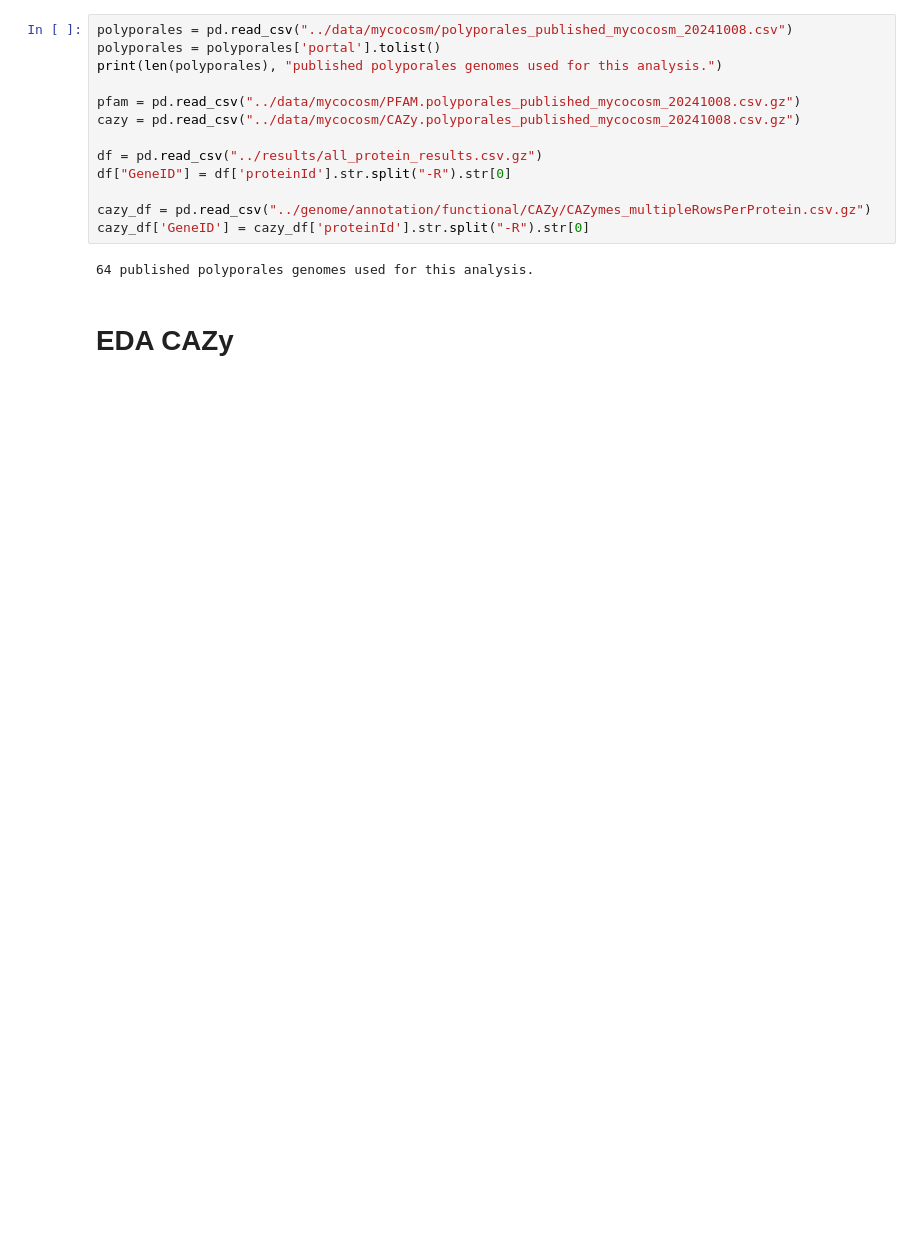
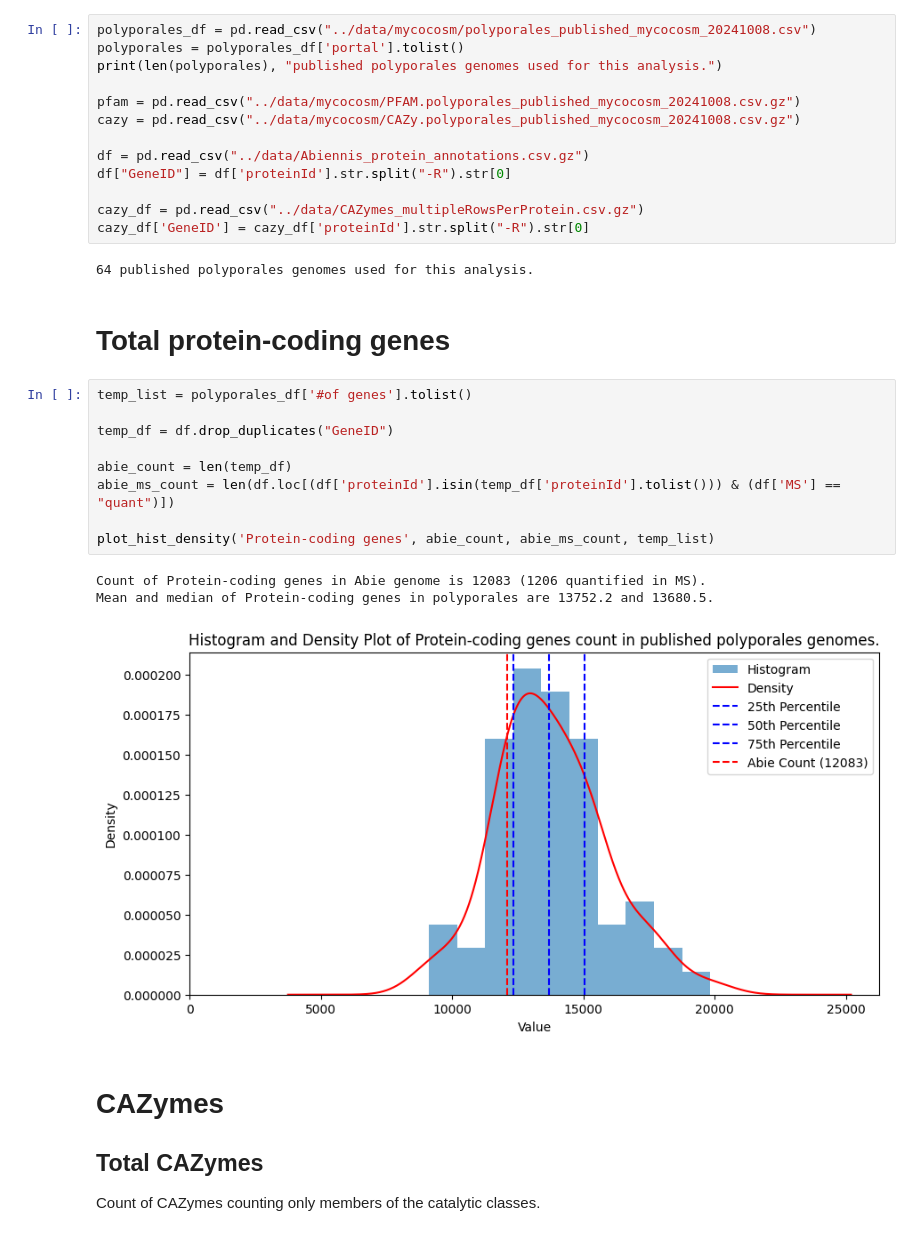
Before and after one commit to Roman-Si/Abortiporus_biennis_secretomics, a Jupyter notebook: code/polyporales_mycocsm.ipynb, the cells around one changed output. Cells and saved outputs as stored; diff of their text form; blank space fills up the shorter version.

Commit message:
Refactored functions, added CAZymes

```diff
--- a/code/polyporales_mycocsm.ipynb
+++ b/code/polyporales_mycocsm.ipynb
@@ -80,19 +101,37 @@ def summarize_cazy_term(cazy_term:str, cazy_column:str):
 # %% [markdown]
 # Load data
 # %%
-polyporales = pd.read_csv("../data/mycocosm/polyporales_published_mycocosm_20241008.csv")
-polyporales = polyporales['portal'].tolist()
+polyporales_df = pd.read_csv("../data/mycocosm/polyporales_published_mycocosm_20241008.csv")
+polyporales = polyporales_df['portal'].tolist()
 print(len(polyporales), "published polyporales genomes used for this analysis.")
 
 pfam = pd.read_csv("../data/mycocosm/PFAM.polyporales_published_mycocosm_20241008.csv.gz")
 cazy = pd.read_csv("../data/mycocosm/CAZy.polyporales_published_mycocosm_20241008.csv.gz")
 
-df = pd.read_csv("../results/all_protein_results.csv.gz")
+df = pd.read_csv("../data/Abiennis_protein_annotations.csv.gz")
 df["GeneID"] = df['proteinId'].str.split("-R").str[0]
 
-cazy_df = pd.read_csv("../genome/annotation/functional/CAZy/CAZymes_multipleRowsPerProtein.csv.gz")
+cazy_df = pd.read_csv("../data/CAZymes_multipleRowsPerProtein.csv.gz")
 cazy_df['GeneID'] = cazy_df['proteinId'].str.split("-R").str[0]
 # %% [output]
 64 published polyporales genomes used for this analysis.
+# %% [markdown]
+# Total protein-coding genes
+# %%
+temp_list = polyporales_df['#of genes'].tolist()
+
+temp_df = df.drop_duplicates("GeneID")
+
+abie_count = len(temp_df)
+abie_ms_count = len(df.loc[(df['proteinId'].isin(temp_df['proteinId'].tolist())) & (df['MS'] == "quant")])
+
+plot_hist_density('Protein-coding genes', abie_count, abie_ms_count, temp_list)
+# %% [output]
+Count of Protein-coding genes in Abie genome is 12083 (1206 quantified in MS).
+Mean and median of Protein-coding genes in polyporales are 13752.2 and 13680.5.
+[figure, added]
 # %% [markdown]
-# EDA CAZy
+# CAZymes
+
+## Total CAZymes
+Count of CAZymes counting only members of the catalytic classes.
```
Also changed, not shown: parts of 10 cells of this notebook, 2 other files.
